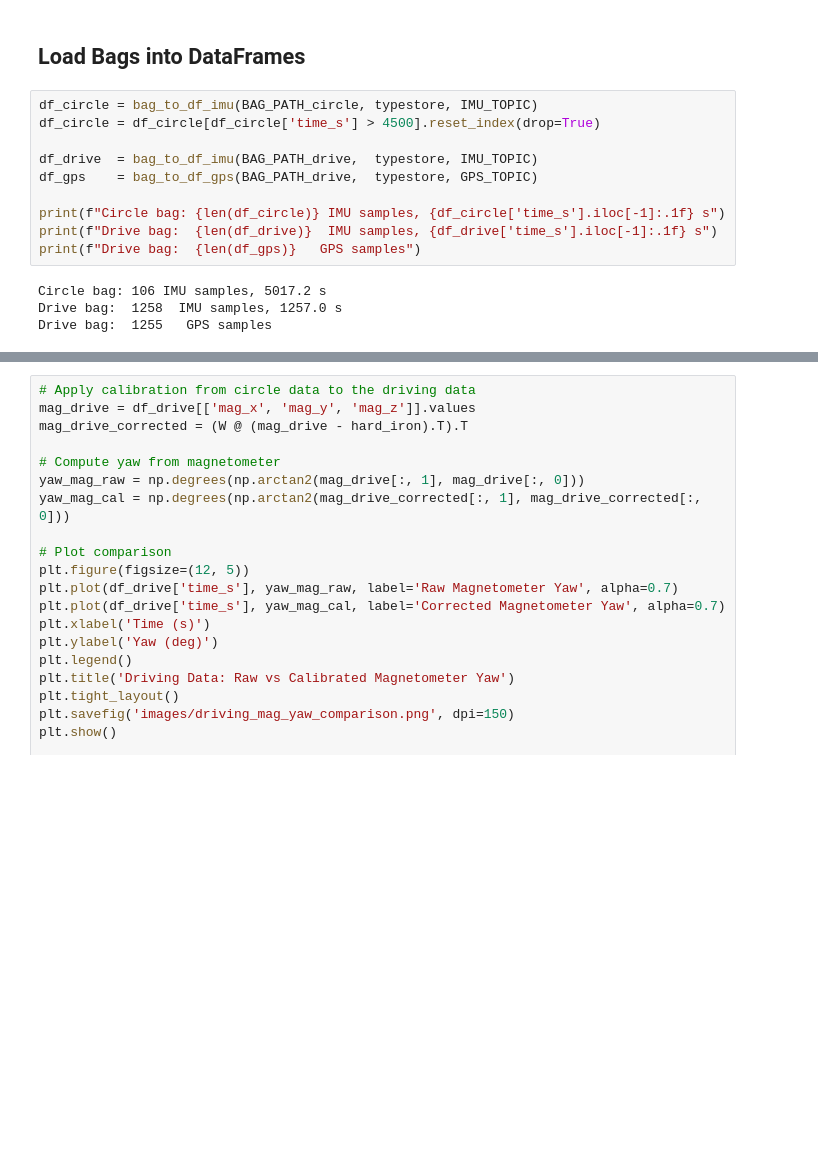
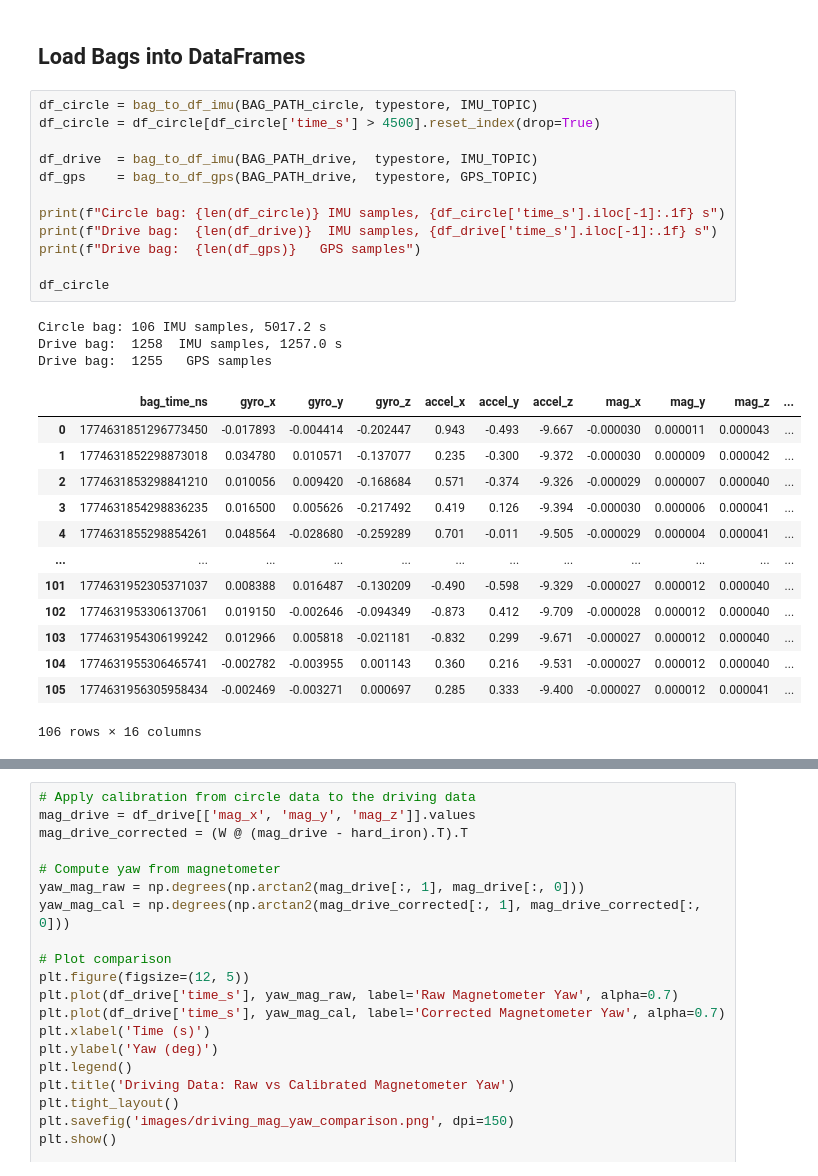
Before and after one commit to anramz29/EECE5554, a Jupyter notebook: LAB4/src/analysis/analysis.ipynb, the cells around one changed output, grey strips where cells are left out. Cells and saved outputs as stored; diff of their text form; blank space fills up the shorter version.

```diff
--- a/LAB4/src/analysis/analysis.ipynb
+++ b/LAB4/src/analysis/analysis.ipynb
@@ -113,14 +114,29 @@ def bag_to_df_gps(bag_path, typestore, topic: str = "/gps") -> pd.DataFrame:
 # %%
 df_circle = bag_to_df_imu(BAG_PATH_circle, typestore, IMU_TOPIC)
 df_circle = df_circle[df_circle['time_s'] > 4500].reset_index(drop=True)
 
 df_drive  = bag_to_df_imu(BAG_PATH_drive,  typestore, IMU_TOPIC)
 df_gps    = bag_to_df_gps(BAG_PATH_drive,  typestore, GPS_TOPIC)
 
 print(f"Circle bag: {len(df_circle)} IMU samples, {df_circle['time_s'].iloc[-1]:.1f} s")
 print(f"Drive bag:  {len(df_drive)}  IMU samples, {df_drive['time_s'].iloc[-1]:.1f} s")
 print(f"Drive bag:  {len(df_gps)}   GPS samples")
+
+df_circle
 # %% [output]
 Circle bag: 106 IMU samples, 5017.2 s
 Drive bag:  1258  IMU samples, 1257.0 s
 Drive bag:  1255   GPS samples
+|  | bag_time_ns | gyro_x | gyro_y | gyro_z | accel_x | accel_y | accel_z | mag_x | mag_y | mag_z | ... |
+| 0 | 1774631851296773450 | -0.017893 | -0.004414 | -0.202447 | 0.943 | -0.493 | -9.667 | -0.000030 | 0.000011 | 0.000043 | ... |
+| 1 | 1774631852298873018 | 0.034780 | 0.010571 | -0.137077 | 0.235 | -0.300 | -9.372 | -0.000030 | 0.000009 | 0.000042 | ... |
+| 2 | 1774631853298841210 | 0.010056 | 0.009420 | -0.168684 | 0.571 | -0.374 | -9.326 | -0.000029 | 0.000007 | 0.000040 | ... |
+| 3 | 1774631854298836235 | 0.016500 | 0.005626 | -0.217492 | 0.419 | 0.126 | -9.394 | -0.000030 | 0.000006 | 0.000041 | ... |
+| 4 | 1774631855298854261 | 0.048564 | -0.028680 | -0.259289 | 0.701 | -0.011 | -9.505 | -0.000029 | 0.000004 | 0.000041 | ... |
+| ... | ... | ... | ... | ... | ... | ... | ... | ... | ... | ... | ... |
+| 101 | 1774631952305371037 | 0.008388 | 0.016487 | -0.130209 | -0.490 | -0.598 | -9.329 | -0.000027 | 0.000012 | 0.000040 | ... |
+| 102 | 1774631953306137061 | 0.019150 | -0.002646 | -0.094349 | -0.873 | 0.412 | -9.709 | -0.000028 | 0.000012 | 0.000040 | ... |
+| 103 | 1774631954306199242 | 0.012966 | 0.005818 | -0.021181 | -0.832 | 0.299 | -9.671 | -0.000027 | 0.000012 | 0.000040 | ... |
+| 104 | 1774631955306465741 | -0.002782 | -0.003955 | 0.001143 | 0.360 | 0.216 | -9.531 | -0.000027 | 0.000012 | 0.000040 | ... |
+| 105 | 1774631956305958434 | -0.002469 | -0.003271 | 0.000697 | 0.285 | 0.333 | -9.400 | -0.000027 | 0.000012 | 0.000041 | ... |
+106 rows × 16 columns
```
Also changed, not shown: parts of 8 cells of this notebook, 1 other file.
